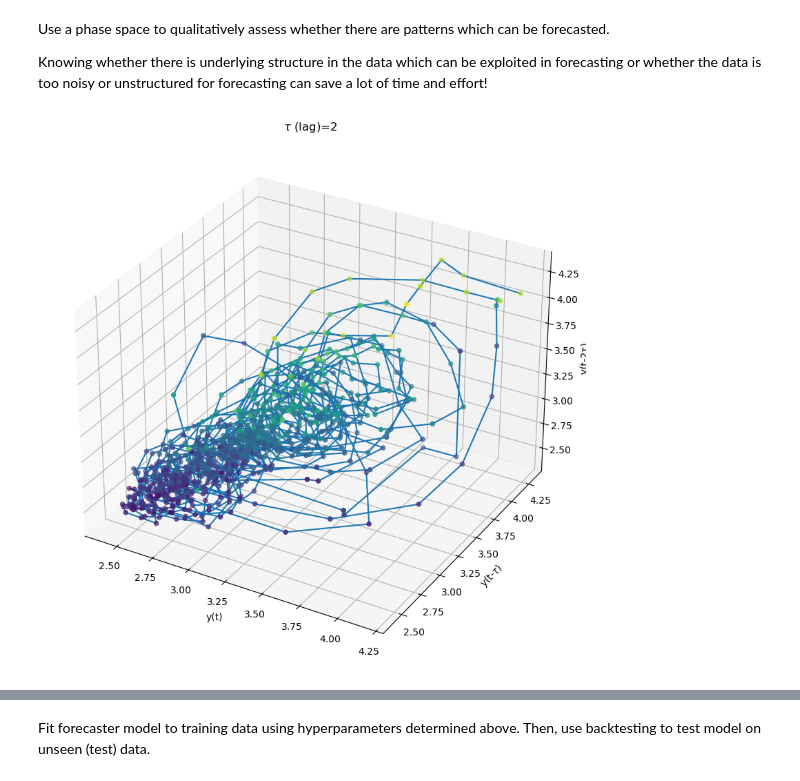
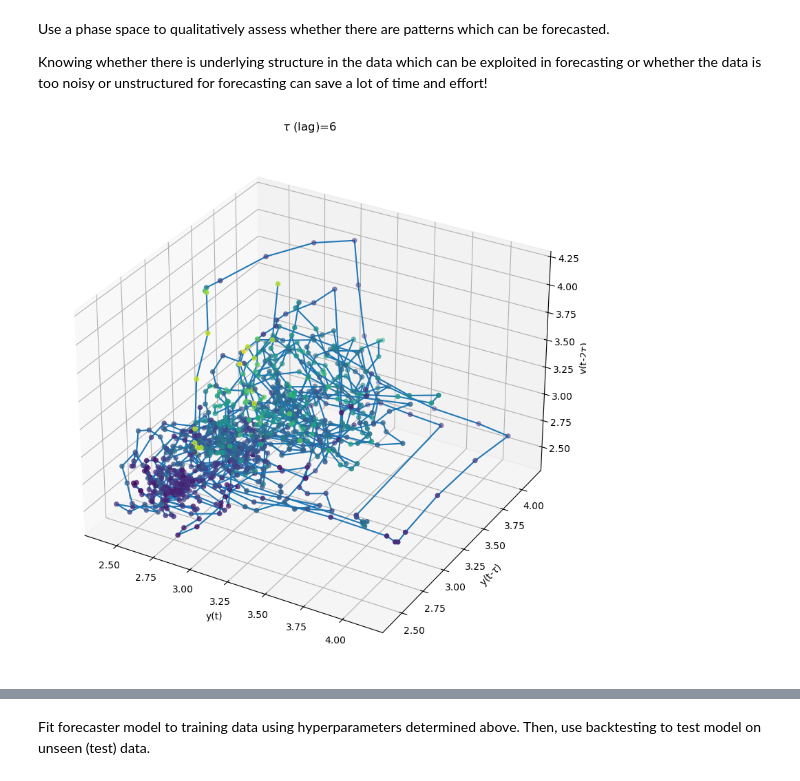
Before and after one commit to AlexSchulzeHulbe/ML_for_process_eng, a Jupyter notebook: Dow_dataset_forecasting.ipynb, the cells around one changed output, grey strips where cells are left out. Drawn from its saved outputs; the diff is of its cells as text; code cells hidden in the pictures.

```diff
--- a/Dow_dataset_forecasting.ipynb
+++ b/Dow_dataset_forecasting.ipynb
@@ -187,7 +187,7 @@ fig,ax  = plt.subplots(train_data.shape[1],1,sharex = True,figsize = (20,20))
 
 #Smooth data - a previous attempt at this forecasting problem suggests that the data requires some noise removal.
 # Each window considers a point and n_steps-1 points to its left.
-n_steps = 3
+n_steps = 5
 train_data = train_data.rolling(window = 3).mean()
 # Extrapolate data at start of dataframe that is rendered missing by the smoothing operation
 train_data = train_data = train_data.bfill()#
@@ -282,16 +282,16 @@ Use a phase space to qualitatively assess whether there are patterns which can b
 Knowing whether there is underlying structure in the data which can be exploited in forecasting or whether the data is too noisy or unstructured for forecasting can save a lot of time and effort!
 # %%
 from statsmodels.tsa.tsatools import lagmat, lagmat2ds
-tau = 2
+tau = 6
 combined_data_lagged = lagmat2ds(combined_data.loc[:,"y"],trim = "both",maxlag0 = 3*tau,maxlagex = 0,dropex=0)
 fig, ax = plt.subplots(figsize=(10, 10),subplot_kw={"projection":"3d"})
 ax.scatter(combined_data_lagged[:,0],combined_data_lagged[:,tau],combined_data_lagged[:,2*tau],c=combined_data_lagged[:,3*tau]);
 ax.plot(combined_data_lagged[:,0],combined_data_lagged[:,tau],combined_data_lagged[:,2*tau]);
 ax.set_xlabel("y(t)");
 ax.set_ylabel(r'y(t-$\tau$)');
 ax.set_zlabel(r'y(t-2$\tau$)');
 plt.title(r'$\tau$ (lag)=' f'{tau}');
 # plt.show();
 # %% [output]
-[figure, old version]
+[figure, new version]
 # %% [markdown]
```
Also changed, not shown: parts of 8 cells of this notebook.
